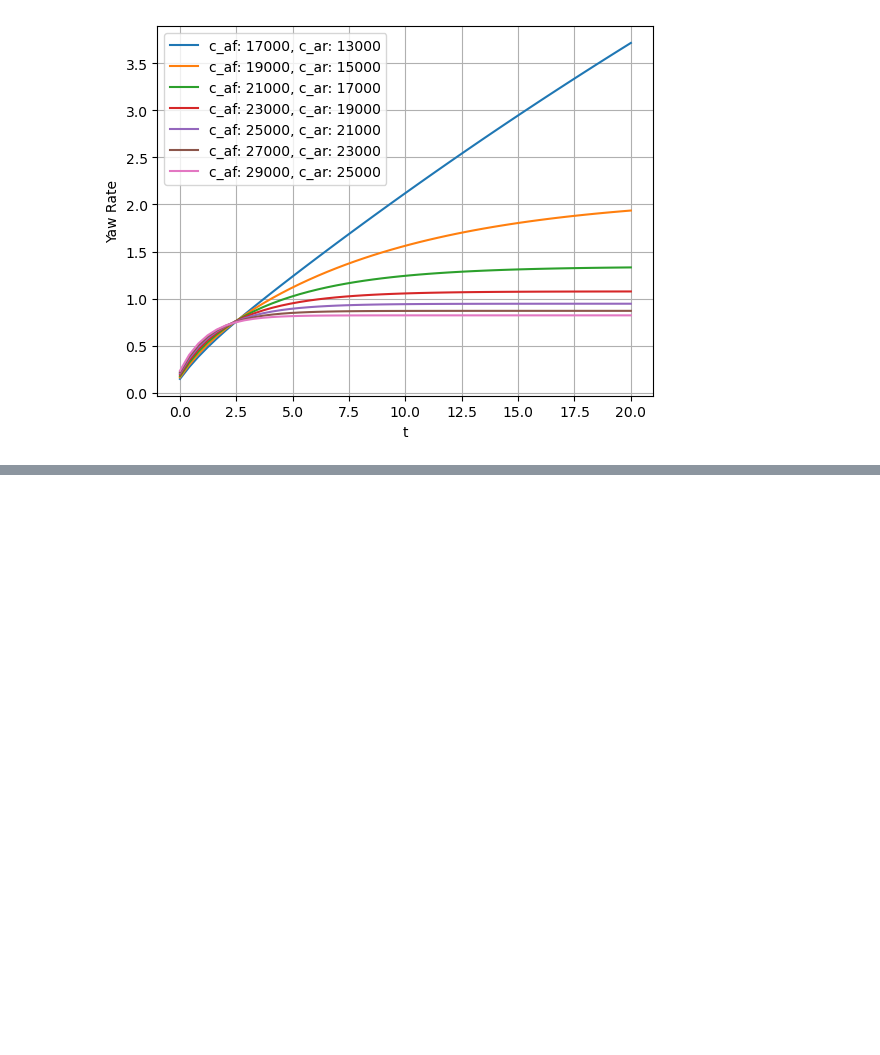
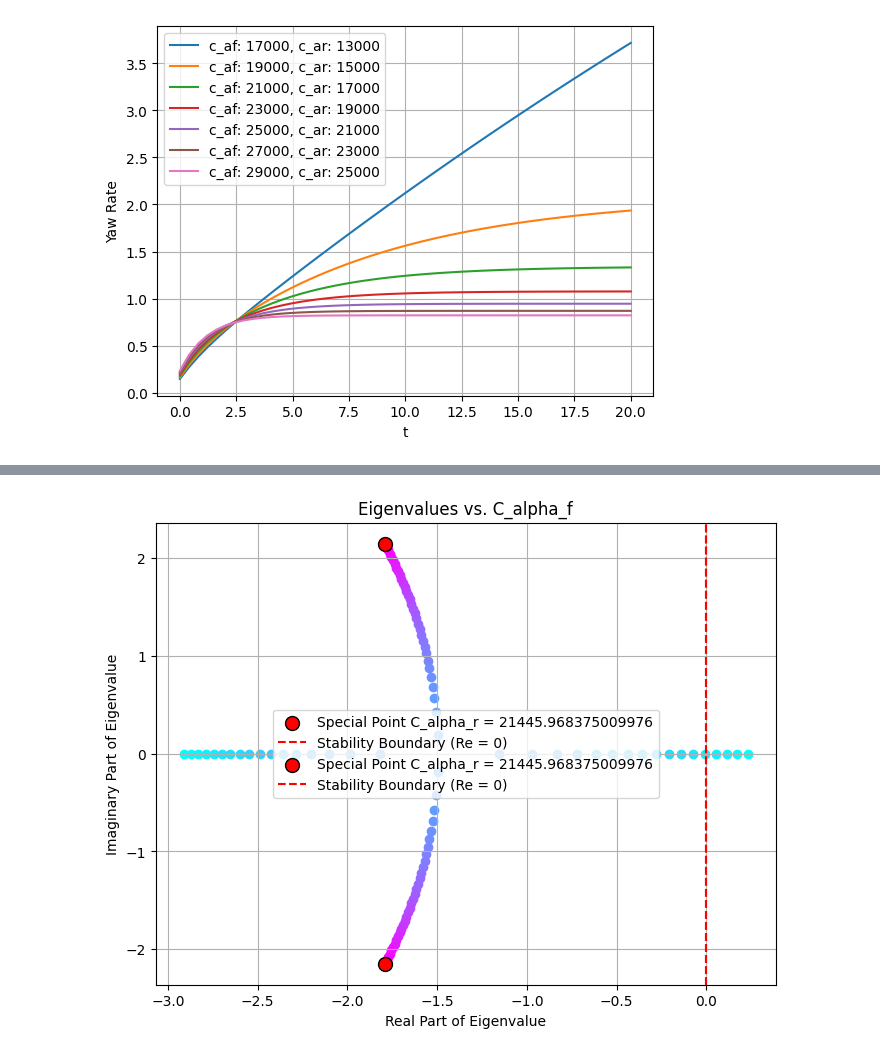
Before and after one commit to hepromark/BicycleModelExploration, a Jupyter notebook: part2d.ipynb, the cells around one changed output, grey strips where cells are left out. Saved outputs shown, nothing was run; the diff lists cells and outputs as text; code cells hidden in the pictures; blank space fills up the shorter version.

Commit message:
Created eigenvalue graph

```diff
--- a/part2d.ipynb
+++ b/part2d.ipynb
@@ -331,7 +331,7 @@ def find_y(caf, m, u, a, b, k):
     return car[0]
 
 # Example usage
-caf = 1000  # Example value for front cornering stiffness (caf)
+caf = 25000  # Example value for front cornering stiffness (caf)
 m = 1400  # Example value for mass (m)
 u = 75/3.6  # Example value for velocity (u)
 a = 1.14
@@ -402,0 +409,16 @@ solver.visualize_results(histories, labels, init_t, t_final, max_iter, "y Accele
+# %%
+caf_arr = np.linspace(17000, 30000, 10)
+car = 21000
+
+for caf in caf_arr:
+    solver = BicycleSolver(
+        m = 1400,
+        a = 1.14,
+        b = 1.33,
+        C_alpha_f = caf,
+        C_alpha_r = car,
+        I_z = 2420,
+        u = 75 * 1000 / 3600
+    )
+    eigen = np.linalg.eig(solver.A)
+    print(f'{caf} has eigen values: {eigen.eigenvalues}')
@@ -402,0 +436,68 @@ solver.visualize_results(histories, labels, init_t, t_final, max_iter, "y Accele
+# %%
+import numpy as np
+import matplotlib.pyplot as plt
+import matplotlib.colors as mcolors
+import matplotlib.cm as cm
+
+# Define the function to plot eigenvalues for varying C_alpha_f
+def plot_eigenvalues_vs_caf(BicycleSolver, car=21000, b=False):
+    caf_arr = np.linspace(17000, 30000, 50)
+    if b:
+        caf_arr = np.concatenate((caf_arr, [y]))
+
+    # Store eigenvalues for each C_alpha_f
+    all_eigenvalues = []
+
+    for caf in caf_arr:
+        solver = BicycleSolver(
+            m=1400,
+            a=1.14,
+            b=1.33,
+            C_alpha_f=25000,
+            C_alpha_r=caf,
+            I_z=2420,
+            u=75 * 1000 / 3600
+        )
+        eigenvalues = np.linalg.eig(solver.A).eigenvalues
+        all_eigenvalues.append(eigenvalues)
+
+    # Set up colormap from red to blue
+    cmap = cm.get_cmap('cool')
+    norm = mcolors.Normalize(vmin=min(caf_arr), vmax=max(caf_arr))
+
+    # Plot setup
+    plt.figure(figsize=(8, 6))
+
+
+    if (b == False):
+        for i, caf in enumerate(caf_arr):
+            color = cmap(norm(caf))
+            for ev in all_eigenvalues[i]:
+                plt.scatter(ev.real, ev.imag, color=color)
+
+# Plot the special extra point in a distinct color (e.g., red or hot)
+    else:
+        special_color = "red"
+        for ev in all_eigenvalues[-1]:
+            plt.scatter(ev.real, ev.imag, color=special_color, edgecolors='black', s=100, label=f'Special Point C_alpha_r = {y}')
+
+        # Plot each C_alpha_f's eigenvalues with color gradient
+        for i, caf in enumerate(caf_arr[:-1]):
+            color = cmap(norm(caf))
+            for ev in all_eigenvalues[i]:
+                plt.scatter(ev.real, ev.imag, color=color)
+
+# Plot the special extra point in a distinct color (e.g., red or hot)
+
+        plt.axvline(0, color='red', linestyle='--', label='Stability Boundary (Re = 0)')
+    plt.xlabel('Real Part of Eigenvalue')
+    plt.ylabel('Imaginary Part of Eigenvalue')
+    plt.title('Eigenvalues vs. C_alpha_f')
+    plt.legend()
+    plt.grid(True)
+    plt.show()
+
+plot_eigenvalues_vs_caf(BicycleSolver)
+plot_eigenvalues_vs_caf(BicycleSolver, b=True)
+# %% [output]
+[figure, added]
```
Also changed, not shown: parts of 6 cells of this notebook.
